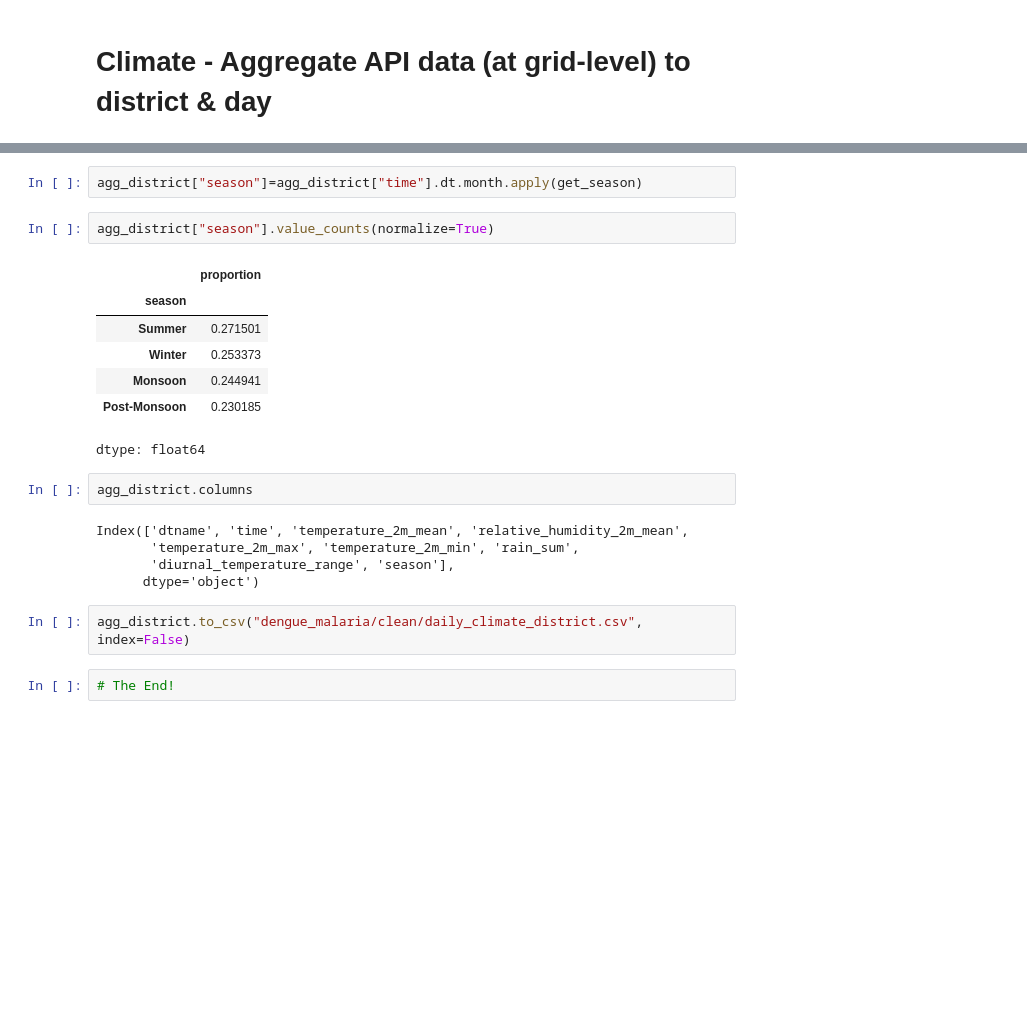
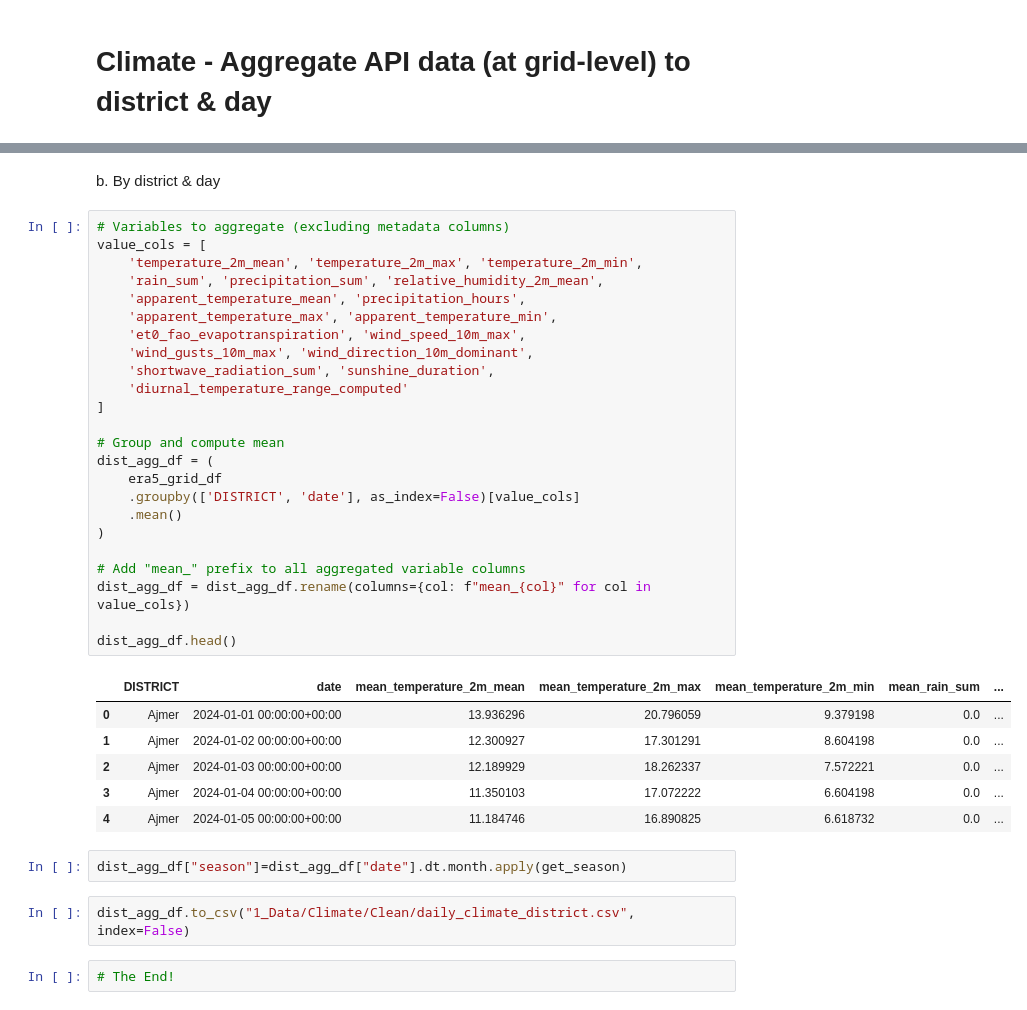
Before and after one commit to anujavenkatachalam04/chvi_vbd_rj, a Jupyter notebook: notebooks/extract_era5.ipynb, the cells around one changed output, grey strips where cells are left out. Cells and saved outputs as stored; diff of their text form; blank space fills up the shorter version.

```diff
--- a/notebooks/extract_era5.ipynb
+++ b/notebooks/extract_era5.ipynb
@@ -216,23 +215,39 @@ agg_district["time"].min(), agg_district["time"].max()
+# %% [markdown]
+b. By district & day
+# %%
+# Variables to aggregate (excluding metadata columns)
+value_cols = [
+    'temperature_2m_mean', 'temperature_2m_max', 'temperature_2m_min',
+    'rain_sum', 'precipitation_sum', 'relative_humidity_2m_mean',
+    'apparent_temperature_mean', 'precipitation_hours',
+    'apparent_temperature_max', 'apparent_temperature_min',
+    'et0_fao_evapotranspiration', 'wind_speed_10m_max',
+    'wind_gusts_10m_max', 'wind_direction_10m_dominant',
+    'shortwave_radiation_sum', 'sunshine_duration',
+    'diurnal_temperature_range_computed'
+]
+
+# Group and compute mean
+dist_agg_df = (
+    era5_grid_df
+    .groupby(['DISTRICT', 'date'], as_index=False)[value_cols]
+    .mean()
+)
+
+# Add "mean_" prefix to all aggregated variable columns
+dist_agg_df = dist_agg_df.rename(columns={col: f"mean_{col}" for col in value_cols})
+
+dist_agg_df.head()
+# %% [output]
+|  | DISTRICT | date | mean_temperature_2m_mean | mean_temperature_2m_max | mean_temperature_2m_min | mean_rain_sum | ... |
+| 0 | Ajmer | 2024-01-01 00:00:00+00:00 | 13.936296 | 20.796059 | 9.379198 | 0.0 | ... |
+| 1 | Ajmer | 2024-01-02 00:00:00+00:00 | 12.300927 | 17.301291 | 8.604198 | 0.0 | ... |
+| 2 | Ajmer | 2024-01-03 00:00:00+00:00 | 12.189929 | 18.262337 | 7.572221 | 0.0 | ... |
+| 3 | Ajmer | 2024-01-04 00:00:00+00:00 | 11.350103 | 17.072222 | 6.604198 | 0.0 | ... |
+| 4 | Ajmer | 2024-01-05 00:00:00+00:00 | 11.184746 | 16.890825 | 6.618732 | 0.0 | ... |
 # %%
-agg_district["season"]=agg_district["time"].dt.month.apply(get_season)
+dist_agg_df["season"]=dist_agg_df["date"].dt.month.apply(get_season)
-# %%
-agg_district["season"].value_counts(normalize=True)
-# %% [output]
-|  | proportion |
-| season |  |
-| Summer | 0.271501 |
-| Winter | 0.253373 |
-| Monsoon | 0.244941 |
-| Post-Monsoon | 0.230185 |
-dtype: float64
-# %%
-agg_district.columns
-# %% [output]
-Index(['dtname', 'time', 'temperature_2m_mean', 'relative_humidity_2m_mean',
-       'temperature_2m_max', 'temperature_2m_min', 'rain_sum',
-       'diurnal_temperature_range', 'season'],
-      dtype='object')
 # %%
-agg_district.to_csv("dengue_malaria/clean/daily_climate_district.csv", index=False)
+dist_agg_df.to_csv("1_Data/Climate/Clean/daily_climate_district.csv", index=False)
 # %%
 # The End!
```
Also changed, not shown: parts of 29 cells of this notebook.
